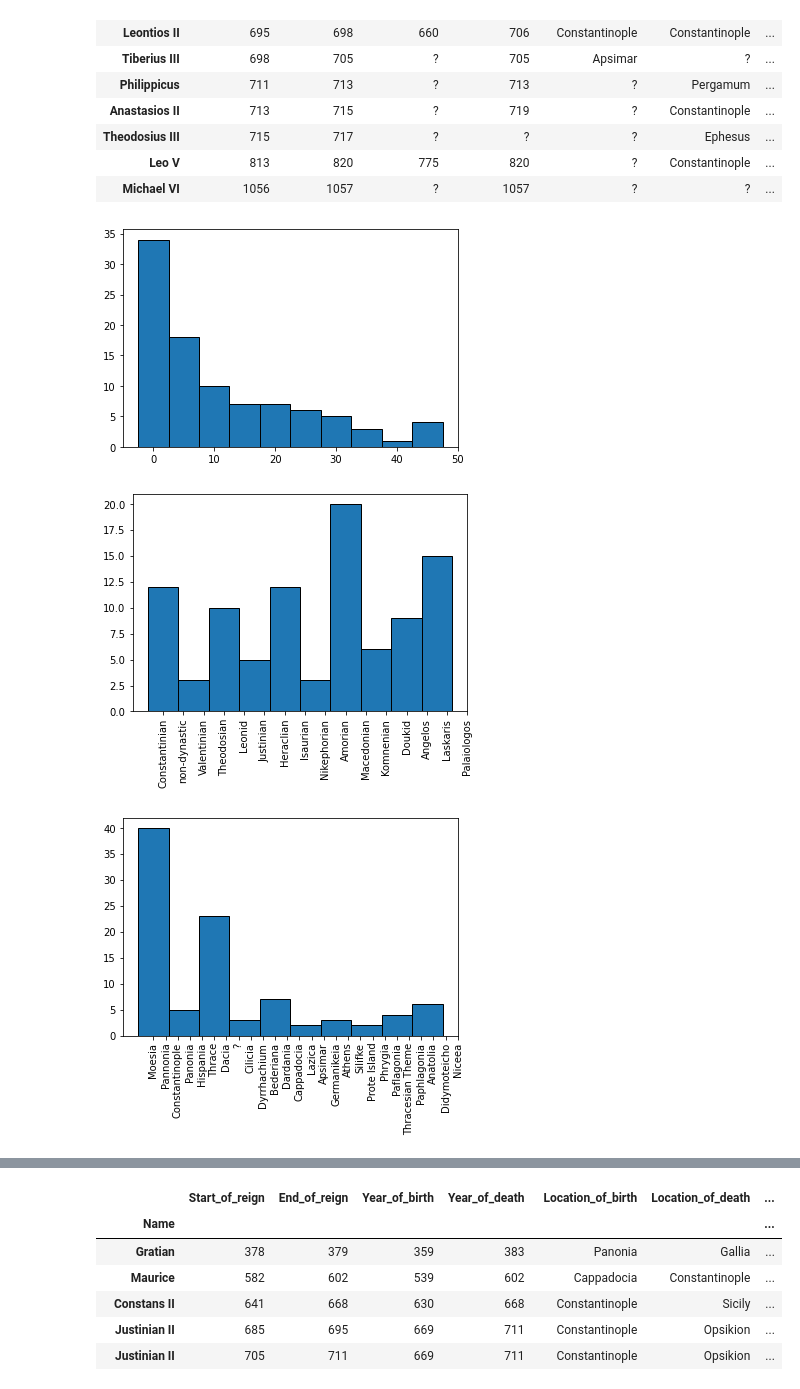
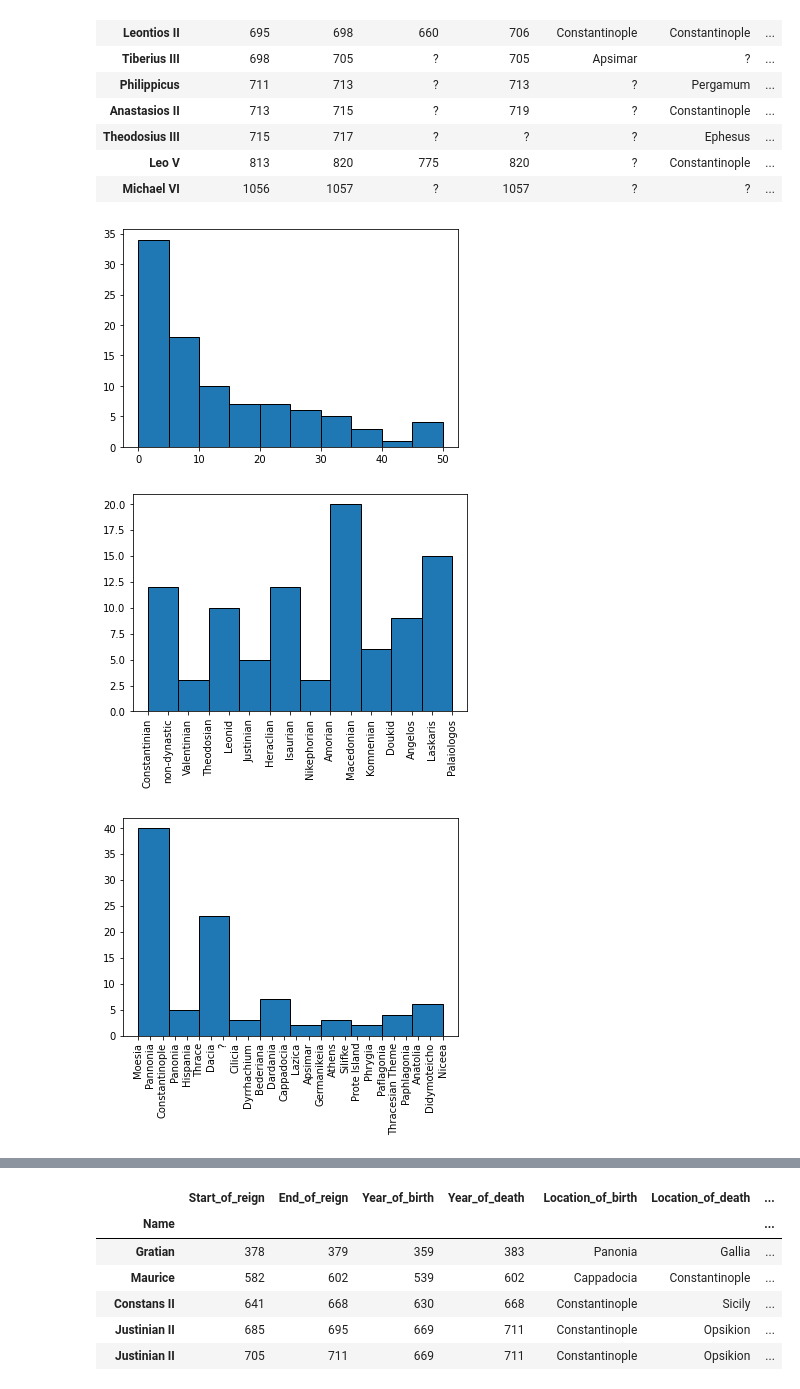
Before and after one commit to BurtonBarnes/byzantine, a Jupyter notebook: exploration.ipynb, the cells around one changed output, grey strips where cells are left out. Drawn from its saved outputs; the diff is of its cells as text; code cells hidden in the pictures.

```diff
--- a/exploration.ipynb
+++ b/exploration.ipynb
@@ -227,20 +227,20 @@ df[df['Dynasty'] == 'non-dynastic']
 | Leo V | 813 | 820 | 775 | 820 | ? | Constantinople | ... |
 | Michael VI | 1056 | 1057 | ? | 1057 | ? | ? | ... |
 # %%
-plt.hist(data=df, x='Length_of_reign', align='left', edgecolor='black')
+plt.hist(data=df, x='Length_of_reign', edgecolor='black')
 plt.show()
 # %% [output]
-[figure, old version]
+[figure, new version]
 # %%
-plt.hist(data=df, x='Dynasty', align='left', edgecolor='black')
+plt.hist(data=df, x='Dynasty', edgecolor='black')
 plt.xticks(np.arange(16), rotation=90)
 plt.show()
 # %% [output]
-[figure, old version]
+[figure, new version]
 # %%
-plt.hist(data=df, x='Location_of_birth', align='left', edgecolor='black')
+plt.hist(data=df, x='Location_of_birth', edgecolor='black')
 plt.xticks(np.arange(26), rotation=90)
 plt.show()
 # %% [output]
-[figure, old version]
+[figure, new version]
 # %%
```
Also changed, not shown: parts of 7 cells of this notebook.
